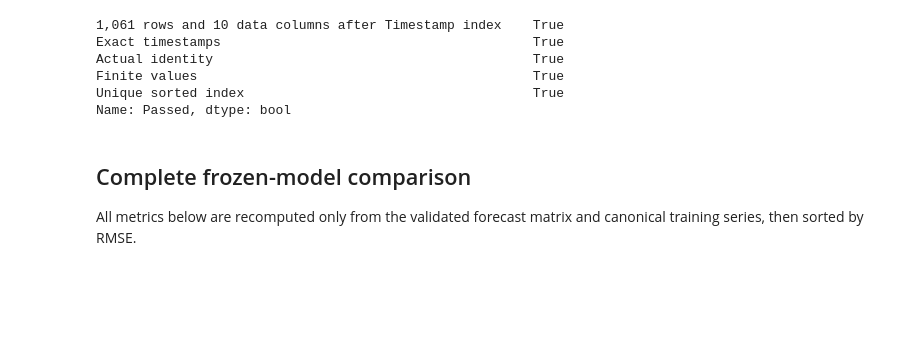
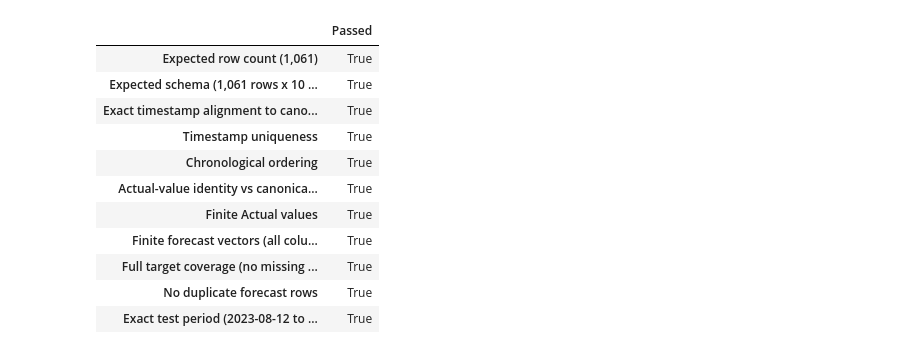
Before and after one commit to mdsoadsolaiman/Time-Series-Foundation-Models, a Jupyter notebook: notebooks/07_Bitcoin_Forecast_Freeze_and_Validation.ipynb, the cells around one changed output. Cells and saved outputs as stored; diff of their text form; code cells hidden in the pictures; blank space fills up the shorter version.

```diff
--- a/notebooks/07_Bitcoin_Forecast_Freeze_and_Validation.ipynb
+++ b/notebooks/07_Bitcoin_Forecast_Freeze_and_Validation.ipynb
@@ -31,29 +129,35 @@ PROMOTE_TO_AUTHORITATIVE = False
 # %%
 # Load the canonical split and frozen forecast matrix.
 _, target = load_bitcoin_target(ROOT)
 train, test = canonical_split(target)
 validated = load_validated_forecasts(ROOT)
 
-# Run the existing freeze-boundary integrity checks.
 checks = {
-    '1,061 rows and 10 data columns after Timestamp index': validated.shape == (1061, 10),
-    'Exact timestamps': validated.index.equals(test.index),
-    'Actual identity': np.allclose(validated.Actual, test),
-    'Finite values': np.isfinite(validated.to_numpy()).all(),
-    'Unique sorted index': validated.index.is_unique and validated.index.is_monotonic_increasing,
+    'Expected row count (1,061)': len(validated) == 1061,
+    'Expected schema (1,061 rows x 10 data columns)': validated.shape == (1061, 10),
+    'Exact timestamp alignment to canonical test index': validated.index.equals(test.index),
+    'Timestamp uniqueness': validated.index.is_unique,
+    'Chronological ordering': validated.index.is_monotonic_increasing,
+    'Actual-value identity vs canonical target': np.allclose(validated.Actual, test),
+    'Finite Actual values': np.isfinite(validated.Actual.to_numpy()).all(),
+    'Finite forecast vectors (all columns)': np.isfinite(validated.to_numpy()).all(),
+    'Full target coverage (no missing test dates)': validated.index.equals(test.index) and len(validated) == len(test),
+    'No duplicate forecast rows': not validated.index.duplicated().any(),
+    'Exact test period (2023-08-12 to 2026-07-07)': (validated.index.min() == test.index.min()) and (validated.index.max() == test.index.max()),
 }
 assert all(checks.values())
 
-# Display the unchanged validation results.
-pd.Series(checks, name='Passed')
+pd.Series(checks, name='Passed').to_frame()
 # %% [output]
-1,061 rows and 10 data columns after Timestamp index    True
-Exact timestamps                                        True
-Actual identity                                         True
-Finite values                                           True
-Unique sorted index                                     True
-Name: Passed, dtype: bool
+|  | Passed |
+| Expected row count (1,061) | True |
+| Expected schema (1,061 rows x 10 ... | True |
+| Exact timestamp alignment to cano... | True |
+| Timestamp uniqueness | True |
+| Chronological ordering | True |
+| Actual-value identity vs canonica... | True |
+| Finite Actual values | True |
+| Finite forecast vectors (all colu... | True |
+| Full target coverage (no missing ... | True |
+| No duplicate forecast rows | True |
+| Exact test period (2023-08-12 to ... | True |
-# %% [markdown]
-## Complete frozen-model comparison
-
-All metrics below are recomputed only from the validated forecast matrix and canonical training series, then sorted by RMSE.
```
Also changed, not shown: parts of 32 cells of this notebook.
